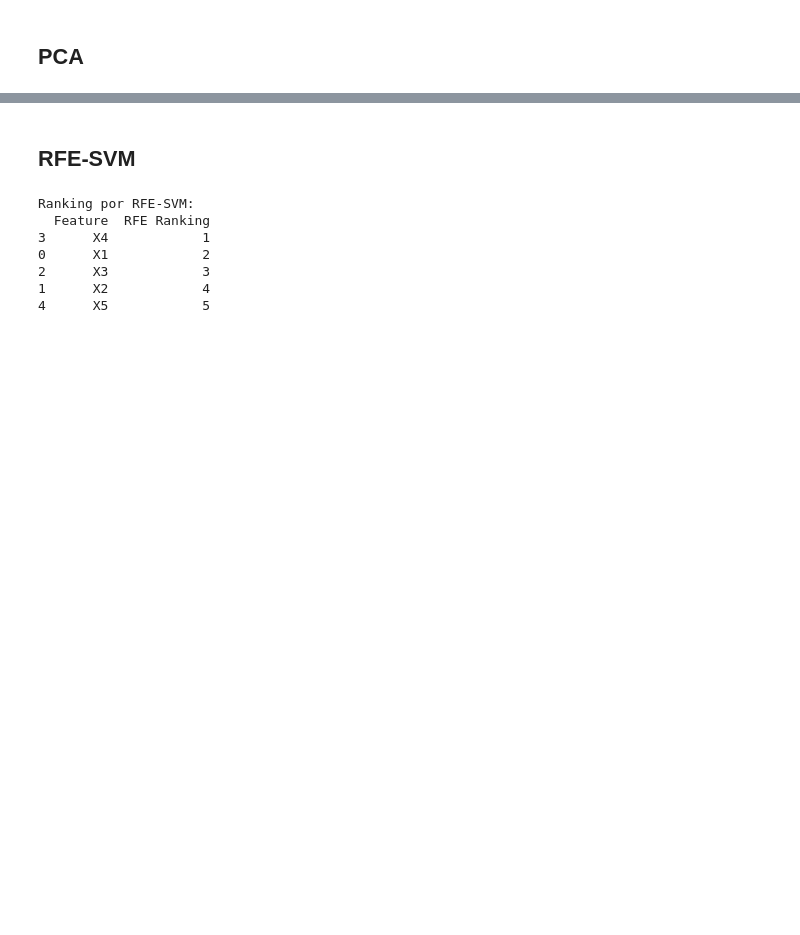
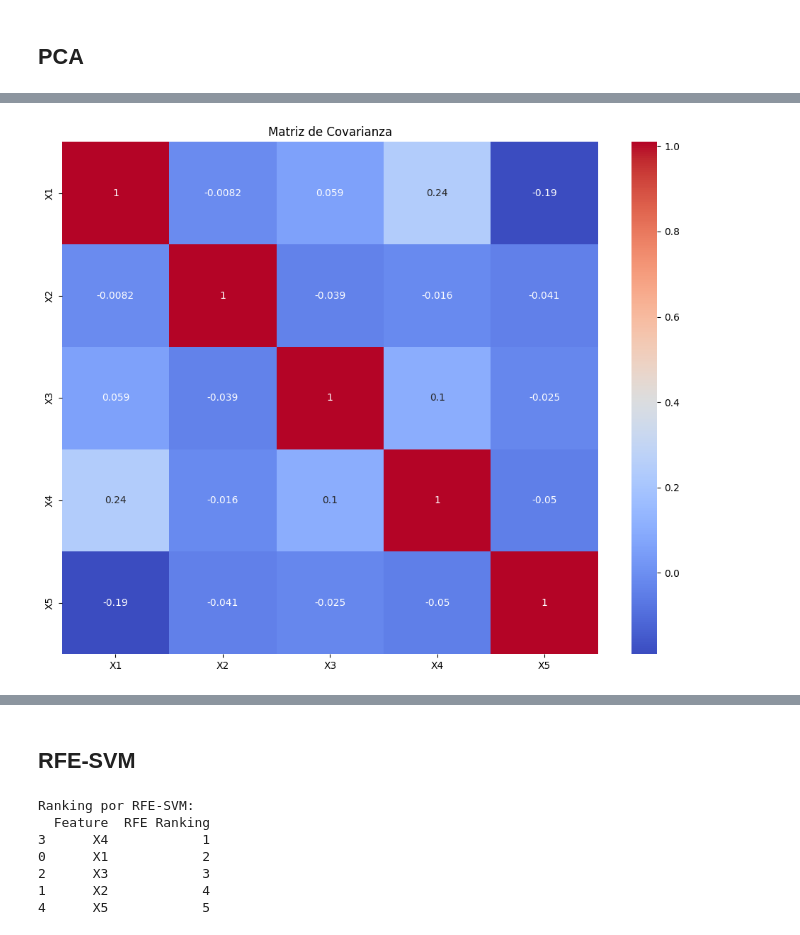
Before and after one commit to davidgc14/Mineria-Datos-UNED, a Jupyter notebook: Practica-2/laboratorio.ipynb, the cells around one changed output, grey strips where cells are left out. Cells and saved outputs as stored; diff of their text form; code cells hidden in the pictures; blank space fills up the shorter version.

Commit message:
feat: Added some sections in order to compare results

```diff
--- a/Practica-2/laboratorio.ipynb
+++ b/Practica-2/laboratorio.ipynb
@@ -148,0 +175,81 @@ Ranking por PCA:
+# %%
+import numpy as np
+import pandas as pd
+from sklearn.preprocessing import StandardScaler
+from sklearn.decomposition import PCA
+import matplotlib.pyplot as plt
+import seaborn as sns
+
+def analizar_pca(data):
+    """
+    Realiza un análisis PCA completo sobre el dataset proporcionado
+
+    Parameters:
+    data (pandas.DataFrame): DataFrame con las variables X1, X2, X3, X4, X5
+
+    Returns:
+    dict: Diccionario con los resultados del análisis
+    """
+    # 1. Preparación de los datos
+    X = data[['X1', 'X2', 'X3', 'X4', 'X5']]
+
+    # 2. Estandarización
+    scaler = StandardScaler()
+    X_scaled = scaler.fit_transform(X)
+
+    # 3. Cálculo de la matriz de covarianza
+    cov_matrix = np.cov(X_scaled.T)
+
+    # 4. Aplicación de PCA
+    pca = PCA()
+    X_pca = pca.fit_transform(X_scaled)
+
+    # 5. Análisis de componentes principales
+    explained_variance_ratio = pca.explained_variance_ratio_
+    cumulative_variance_ratio = np.cumsum(explained_variance_ratio)
+
+    # 6. Obtención de los loadings (pesos de las variables)
+    loadings = pd.DataFrame(
+        pca.components_.T,
+        columns=[f'PC{i+1}' for i in range(X.shape[1])],
+        index=X.columns
+    )
+
+    # 7. Visualizaciones
+
+    # 7.1 Matriz de covarianza
+    plt.figure(figsize=(10, 8))
+    sns.heatmap(cov_matrix, annot=True, cmap='coolwarm',
+                xticklabels=X.columns, yticklabels=X.columns)
+    plt.title('Matriz de Covarianza')
+    plt.tight_layout()
+    plt.show()
+
+    # 7.2 Varianza explicada
+    plt.figure(figsize=(10, 6))
+    plt.plot(range(1, len(explained_variance_ratio) + 1),
+            cumulative_variance_ratio, 'bo-')
+    plt.xlabel('Número de Componentes')
+    plt.ylabel('Varianza Explicada Acumulada')
+    plt.title('Varianza Explicada Acumulada vs Número de Componentes')
+    plt.grid(True)
+    plt.show()
+
+    # 7.3 Loadings de las variables
+    plt.figure(figsize=(5, 4))
+    sns.heatmap(loadings, annot=True, cmap='Blues', center=0)
+    plt.title('Loadings')
+    plt.tight_layout()
+    plt.show()
+
+    return {
+        'explained_variance_ratio': explained_variance_ratio,
+        'cumulative_variance_ratio': cumulative_variance_ratio,
+        'loadings': loadings,
+        'pca_scores': X_pca
+    }
+
+# Ejemplo de uso
+resultados = analizar_pca(data)
+# %% [output]
+[figure, added]
```
Also changed, not shown: parts of 7 cells of this notebook.
